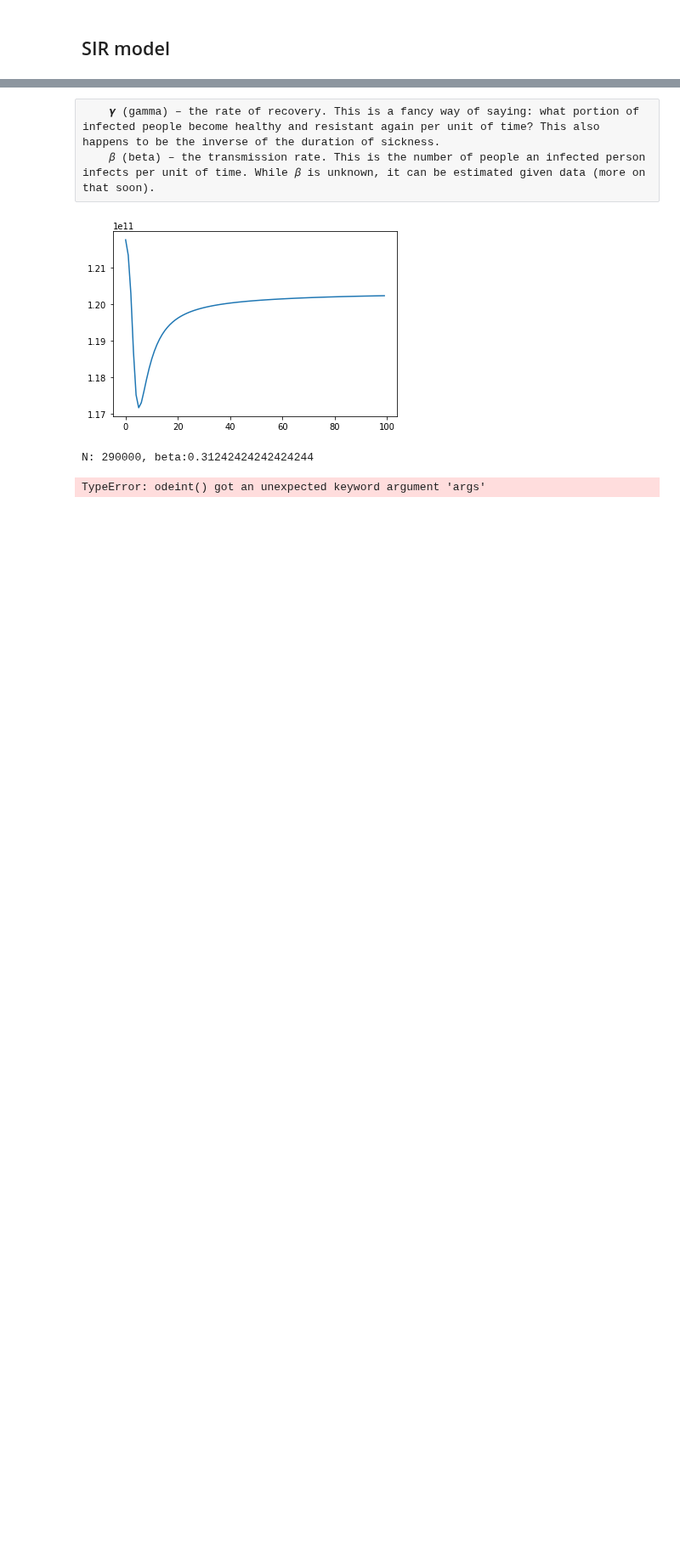
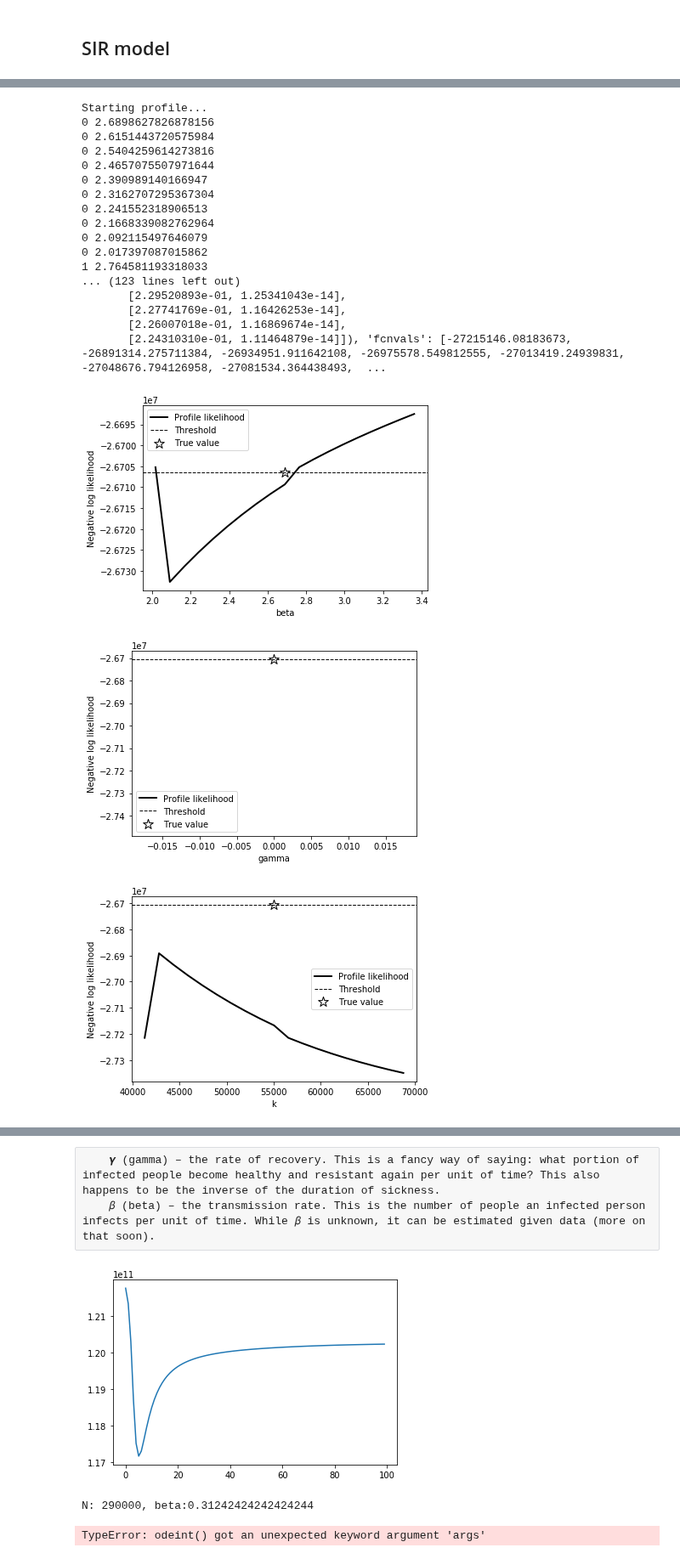
Before and after one commit to guidolo/COVID-DASH, a Jupyter notebook: SIRModel_FIM_Matrix.ipynb, the cells around one changed output, grey strips where cells are left out. Shown at 85% size. Saved outputs shown, nothing was run; the diff lists cells and outputs as text; code cells hidden in the pictures; blank space fills up the shorter version.

```diff
--- a/SIRModel_FIM_Matrix.ipynb
+++ b/SIRModel_FIM_Matrix.ipynb
@@ -104,0 +142,51 @@ plot_sir(S, I , R)
+# %%
+#### Generate profile likelihoods and confidence bounds ####
+threshold = stats.chi2.ppf(0.95,len(paramests))/2.0 + optimizer.fun
+perrange = 0.25 #percent range for profile to run across
+
+profiles={}
+for i in range(len(paramests)):
+	profiles[paramnames[i]] = proflike.proflike(paramests, i, sir_cost.NLL, times, data, perrange=perrange)
+	plt.figure()
+	plt.scatter(paramests[i], optimizer.fun, marker='*',label='True value', color='k',s=150, facecolors='w', edgecolors='k')
+	plt.plot(profiles[paramnames[i]]['profparam'], profiles[paramnames[i]]['fcnvals'], 'k-', linewidth=2, label='Profile likelihood')
+	plt.axhline(y=threshold, ls='--',linewidth=1.0, label='Threshold', color='k')
+	plt.xlabel(paramnames[i])
+	plt.ylabel('Negative log likelihood')
+	plt.legend(scatterpoints = 1)
+	paramnames_fit = [ n for n in paramnames if n not in [paramnames[i]]]
+	paramests_fit = [v for v in paramests if v not in [paramests[i]]]
+	print(paramnames_fit)
+	print(paramests_fit)
+
+	#plot parameter relationships
+	#for j in range(profiles[paramnames[i]]['fitparam'].shape[1]):
+	#	plt.figure()
+	#	plt.plot(profiles[paramnames[i]]['profparam'],profiles[paramnames[i]]['fitparam'][:,j],'k-', linewidth=2, label=paramnames_fit[j])
+	#	plt.scatter(paramests[i], paramests_fit[j], marker='*',label='True value', color='k',s=150, facecolors='w', edgecolors='k')
+	#	plt.xlabel(paramnames[i])
+	#	plt.ylabel(paramnames_fit[j])
+	#	plt.legend(scatterpoints = 1)
+print(profiles)
+plt.show()
+# %% [output]
+Starting profile...
+0 2.6898627826878156
+0 2.6151443720575984
+0 2.5404259614273816
+0 2.4657075507971644
+0 2.390989140166947
+0 2.3162707295367304
+0 2.241552318906513
+0 2.1668339082762964
+0 2.092115497646079
+0 2.017397087015862
+1 2.764581193318033
+... (123 lines left out)
+       [2.29520893e-01, 1.25341043e-14],
+       [2.27741769e-01, 1.16426253e-14],
+       [2.26007018e-01, 1.16869674e-14],
+       [2.24310310e-01, 1.11464879e-14]]), 'fcnvals': [-27215146.08183673, -26891314.275711384, -26934951.911642108, -26975578.549812555, -27013419.24939831, -27048676.794126958, -27081534.364438493,  ...
+[figure, added]
+[figure, added]
+[figure, added]
```
Also changed, not shown: parts of 22 cells of this notebook, 2 other files.
